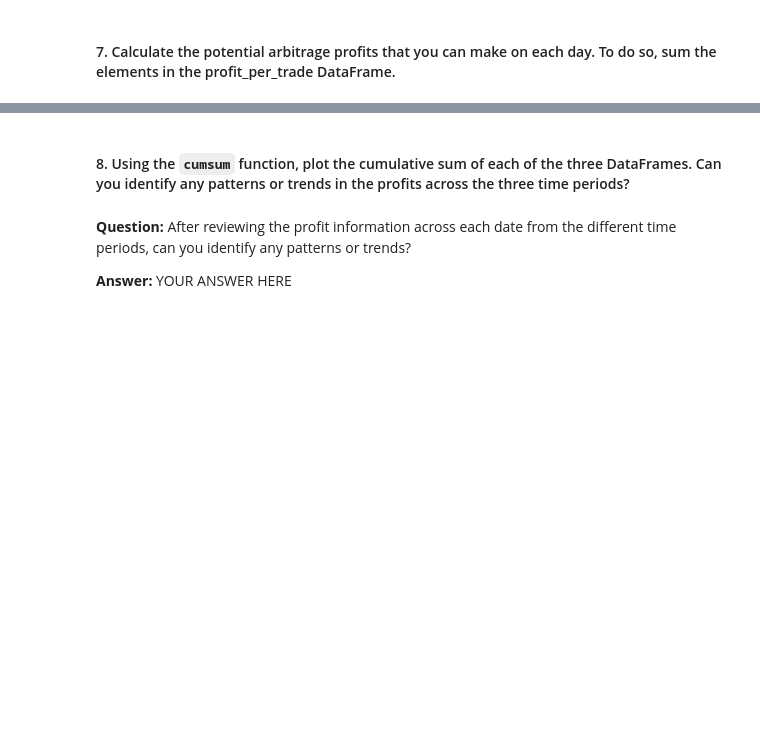
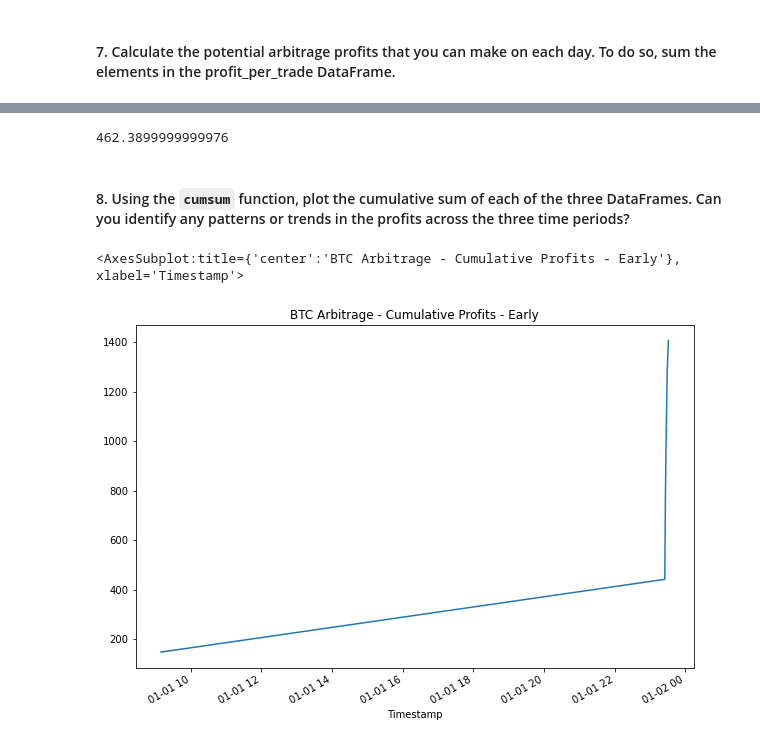
Before and after one commit to ZrowGz/uw-challenge-3, a Jupyter notebook: crypto_arbitrage.ipynb, the cells around one changed output, grey strips where cells are left out. Drawn from its saved outputs; the diff is of its cells as text; code cells hidden in the pictures; blank space fills up the shorter version.

Commit message:
Arbitrage analysis completed.

```diff
--- a/crypto_arbitrage.ipynb
+++ b/crypto_arbitrage.ipynb
@@ -777,5 +796,10 @@ profit_per_trade_late.plot(kind="bar", figsize=(10, 7), title="Profit per Trade
+# %%
+profit_sum_late = profit_per_trade_late.sum()
+profit_sum_late
+# %% [output]
+462.3899999999976
 # %% [markdown]
 #### 8. Using the `cumsum` function, plot the cumulative sum of each of the three DataFrames. Can you identify any patterns or trends in the profits across the three time periods?
 # %%
 # Use the cumsum function to calculate the cumulative profits over time for the early profit per trade DataFrame
-cumulative_profit_early =
+cumulative_profit_early = profit_per_trade_early.cumsum()
@@ -782,6 +812,6 @@ cumulative_profit_early =
 # %%
 # Plot the cumulative sum of profits for the early profit per trade DataFrame
+cumulative_profit_early.plot(figsize=(10, 7), title="BTC Arbitrage - Cumulative Profits - Early")
+# %% [output]
+<AxesSubplot:title={'center':'BTC Arbitrage - Cumulative Profits - Early'}, xlabel='Timestamp'>
+[figure, added]
-# %% [markdown]
-**Question:** After reviewing the profit information across each date from the different time periods, can you identify any patterns or trends?
-
-**Answer:** YOUR ANSWER HERE
```
Also changed, not shown: parts of 10 cells of this notebook.
